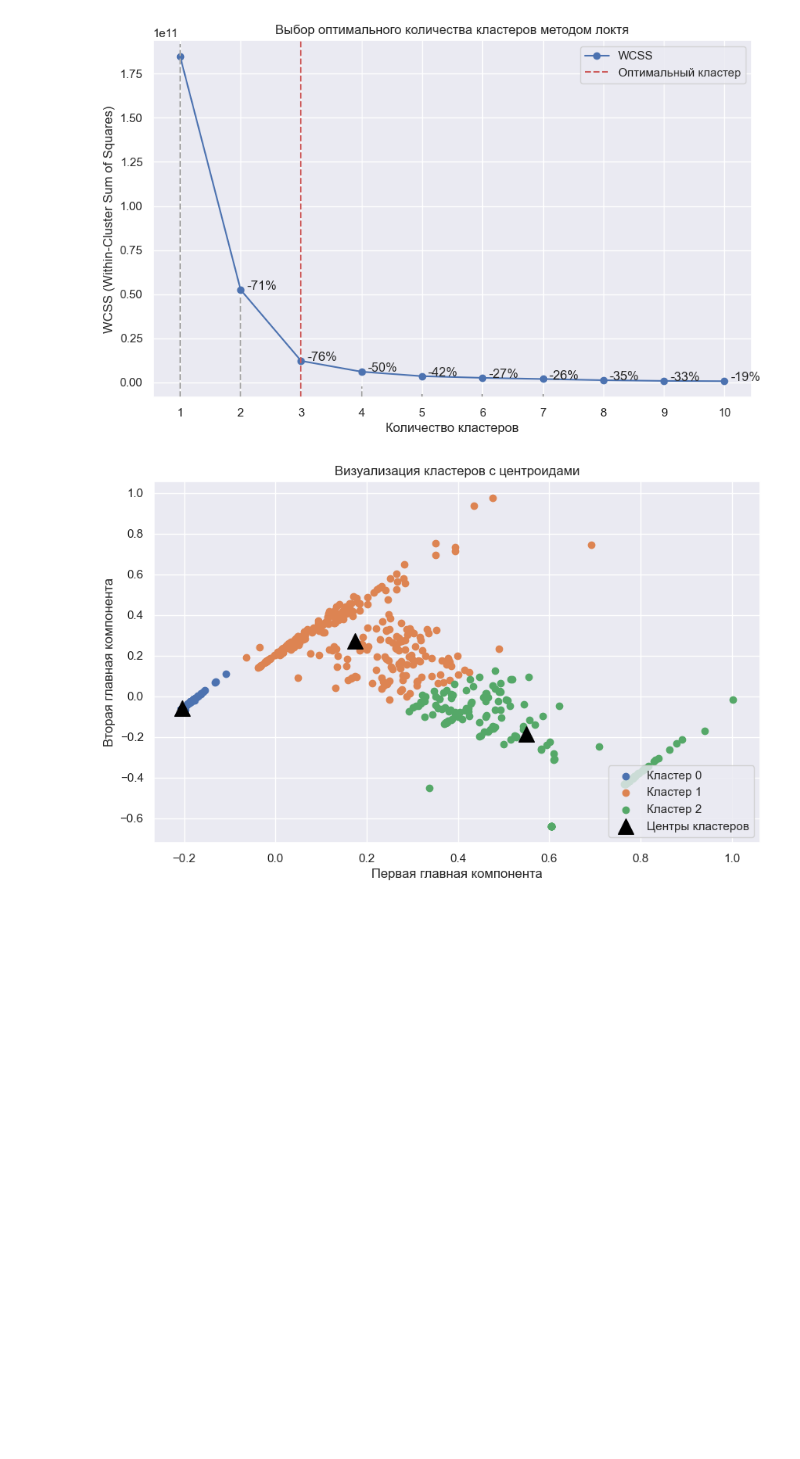
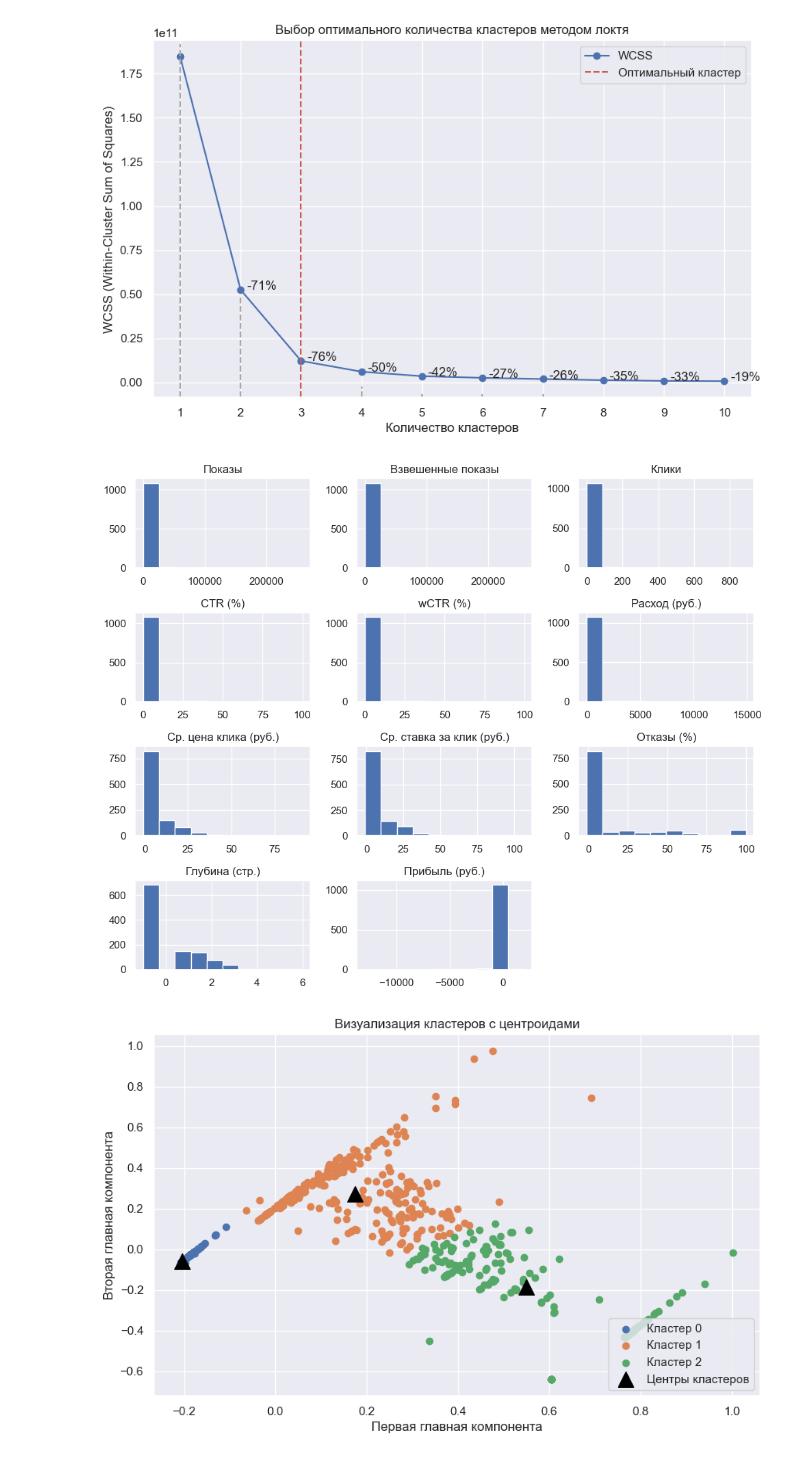
Before and after one commit to neZorinEgor/AdsAnalyzer, a Jupyter notebook: analys/main.ipynb, the cells around one changed output. Cells and saved outputs as stored; diff of their text form; code cells hidden in the pictures; blank space fills up the shorter version.

Commit message:
feat: start company analyzer class

```diff
--- a/analys/main.ipynb
+++ b/analys/main.ipynb
@@ -169,6 +171,12 @@ plt.legend()
 plt.show()
 # %% [output]
 [figure]
+# %%
+analys_df[columns_to_find_corr].hist(figsize=(10, 8))
+plt.tight_layout()
+plt.show()
+# %% [output]
+[figure, added]
 # %%
 # Понижение размерности для визуализации
 pca = PCA(n_components=2)
```
Also changed, not shown: parts of 18 cells of this notebook, 2 other files.
